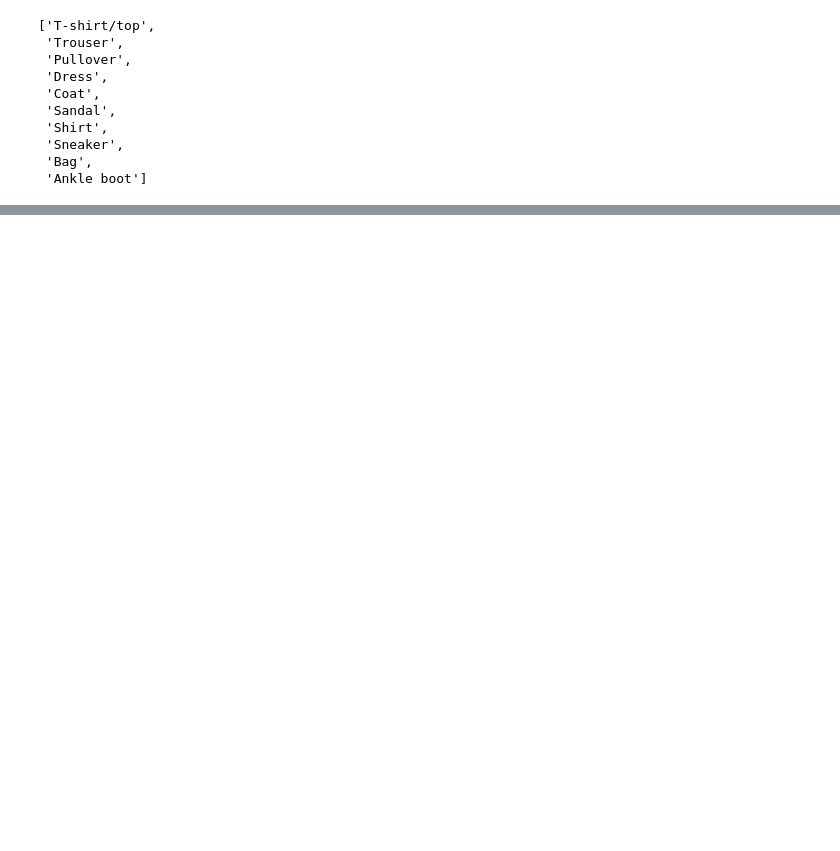
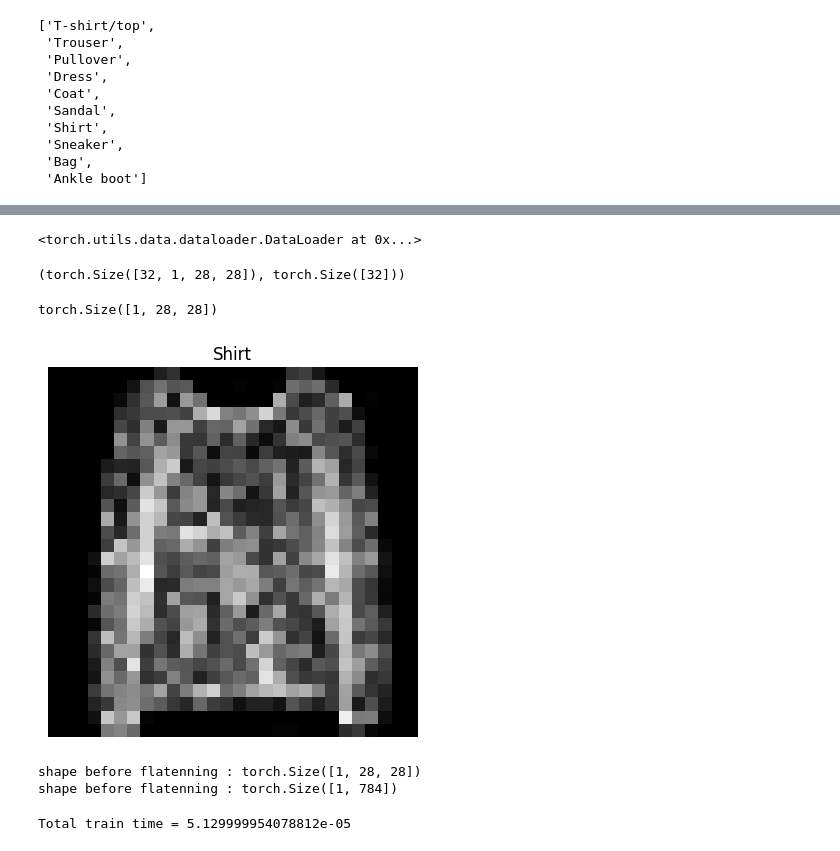
Before and after one commit to CODING-DARSH/DeepLearning, a Jupyter notebook: CNN/FashionMNIST_CNN_Model.ipynb, the cells around one changed output, grey strips where cells are left out. Drawn from its saved outputs; the diff is of its cells as text; code cells hidden in the pictures; blank space fills up the shorter version.

Commit message:
Flatten model

```diff
--- a/CNN/FashionMNIST_CNN_Model.ipynb
+++ b/CNN/FashionMNIST_CNN_Model.ipynb
@@ -85,0 +114,33 @@ for i in range (1,rows*cols+1):
+# %%
+BATCH_SIZE=32
+train_dataloader=DataLoader(dataset=train_data,batch_size=32,shuffle=True)
+test_dataloader=DataLoader(dataset=test_data,batch_size=32,shuffle=False)
+train_dataloader
+# %% [output]
+<torch.utils.data.dataloader.DataLoader at 0x...>
+# %%
+train_features_batch,train_labels_batch=next(iter(train_dataloader))
+train_features_batch.shape,train_labels_batch.shape
+# %% [output]
+(torch.Size([32, 1, 28, 28]), torch.Size([32]))
+# %%
+torch.manual_seed(42)
+random_idx=torch.randint(0,len(train_features_batch),size=[1]).item()
+img,label=train_features_batch[random_idx],train_labels_batch[random_idx]
+img,label
+plt.imshow(img.squeeze(),cmap="gray")
+plt.title(class_names[label])
+plt.axis(False)
+img.shape
+# %% [output]
+torch.Size([1, 28, 28])
+[figure, added]
+# %%
+flatten_model=nn.Flatten()
+x=train_features_batch[5]
+output=flatten_model(x)
+print(f"shape before flatenning : {x.shape}")
+print(f"shape before flatenning : {output.shape}")
+# %% [output]
+shape before flatenning : torch.Size([1, 28, 28])
+shape before flatenning : torch.Size([1, 784])
@@ -85,0 +194,9 @@ for i in range (1,rows*cols+1):
+# %%
+from timeit import default_timer as timer
+def train_time(start:float,end:float,device:torch.device=None):
+    print(f"Total train time = {end-start}")
+start_time=timer()
+end_time=timer()
+train_time(start=start_time,end=end_time)
+# %% [output]
+Total train time = 5.129999954078812e-05
```
Also changed, not shown: parts of 14 cells of this notebook, 1 other file.
